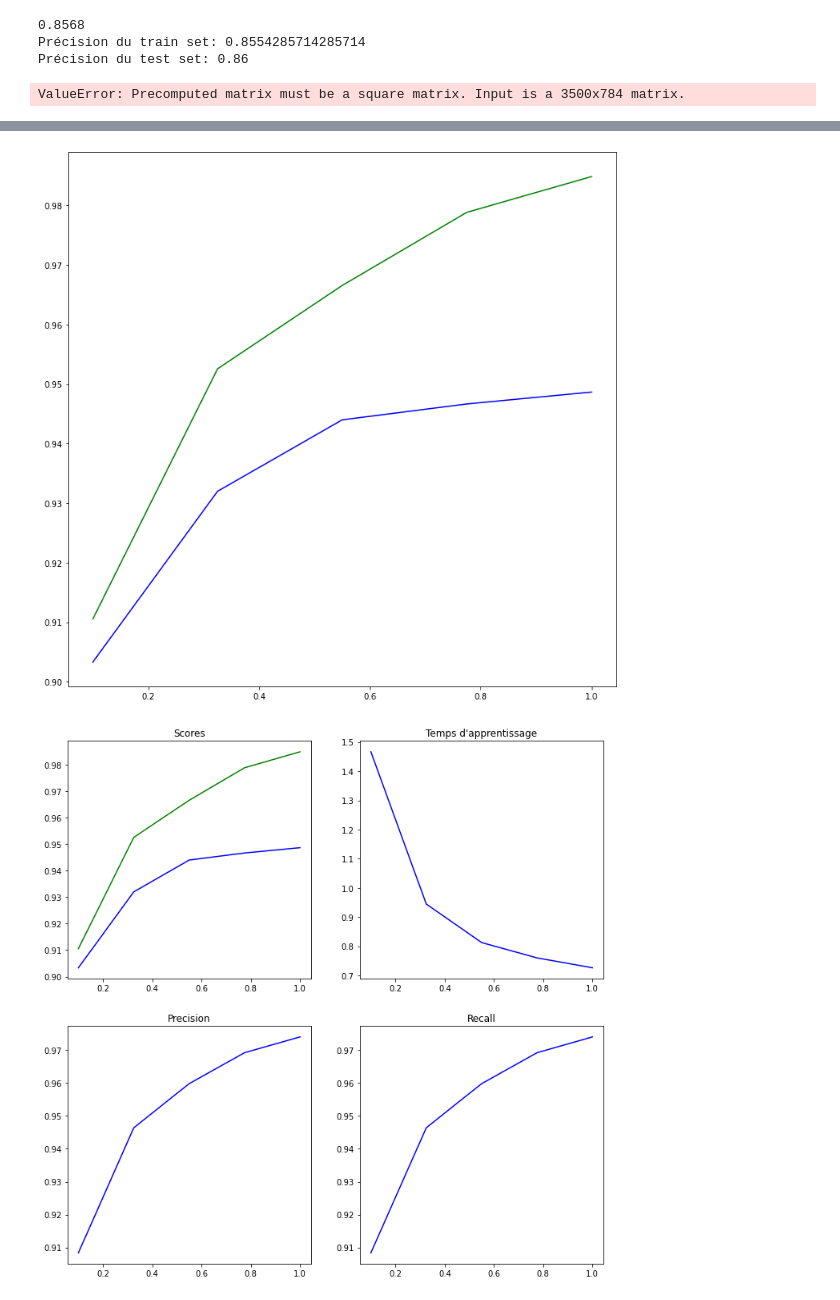
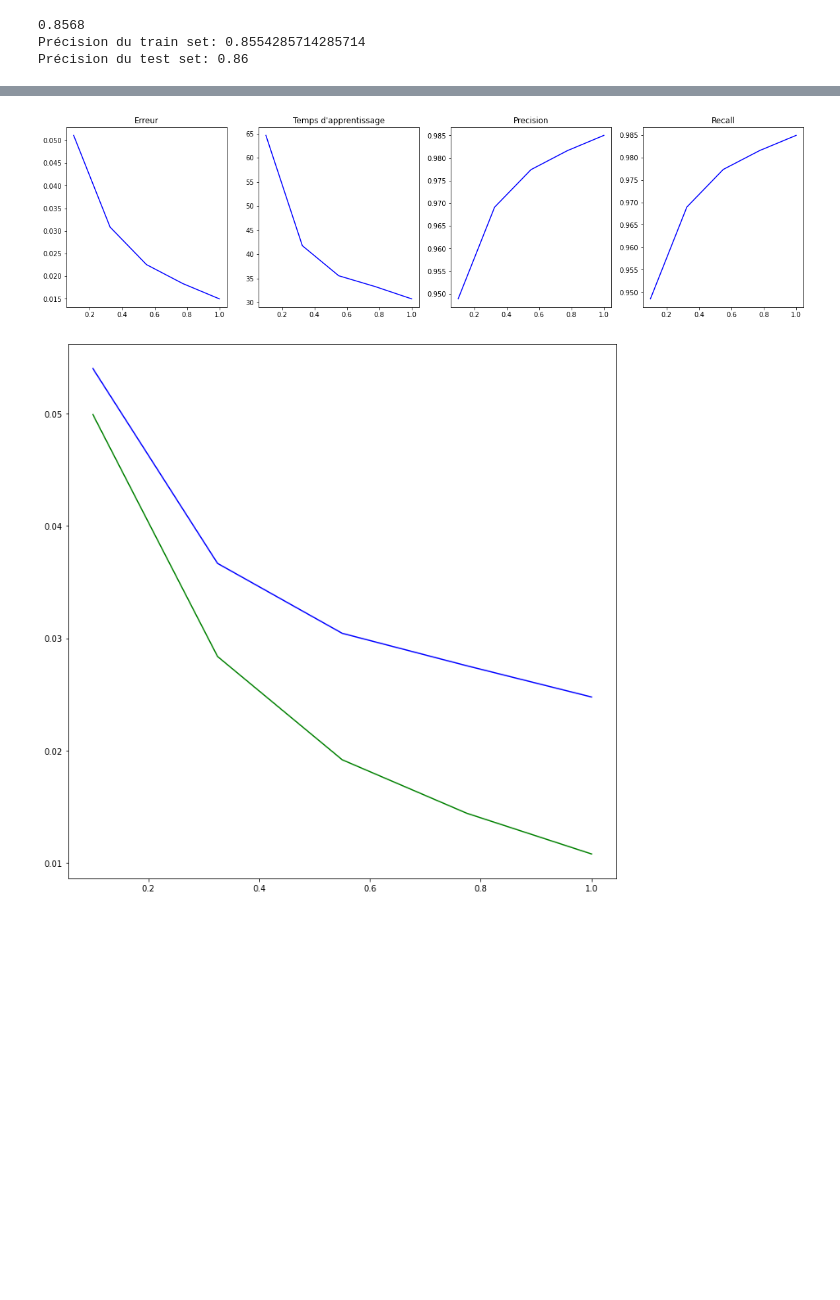
Before and after one commit to AurianeLRT/Apprentissag_Supervise, a Jupyter notebook: Apprentissage supervise.ipynb, the cells around one changed output, grey strips where cells are left out. Cells and saved outputs as stored; diff of their text form; code cells hidden in the pictures; blank space fills up the shorter version.

```diff
--- a/Apprentissage supervise.ipynb
+++ b/Apprentissage supervise.ipynb
@@ -357,5 +447,13 @@ SVC(kernel='linear')
 # %%
+# Précision sur les jeux d'entraînement et de test pour le noyau linear
 from sklearn.metrics import precision_score
+echantillon = np.random.randint(len(mnist.data),size=5000)
+data = mnist.data.values[echantillon]
+target = mnist.target[echantillon]
+xtrain,  xtest,  ytrain,  ytest  =  model_selection.train_test_split(data,  target, train_size=0.7)
+clsvm = svm.SVC(kernel='linear')
+start=time.time()
+clsvm.fit(xtrain,ytrain)
 print(precision_score(clsvm.predict(data),target,average='micro'))
 print("Précision du train set:",clsvm.score(xtrain,ytrain))
 print("Précision du test set:",clsvm.score(xtest,ytest))
@@ -393,23 +494,28 @@ print("Précision du test set:",clsvm.score(xtest,ytest))
 0.8568
 Précision du train set: 0.8554285714285714
 Précision du test set: 0.86
-# %%
-clsvm = svm.SVC(kernel='precomputed')
-clsvm.fit(xtrain,ytrain)
-print(precision_score(clsvm.predict(data),target,average='micro'))
-print("Précision du train set:",clsvm.score(xtrain,ytrain))
-print("Précision du test set:",clsvm.score(xtest,ytest))
-# %% [output]
-ValueError: Precomputed matrix must be a square matrix. Input is a 3500x784 matrix.
 # %%
 import matplotlib.pyplot as plt
 import time
 from sklearn.metrics import recall_score
+from sklearn.metrics import zero_one_loss
+from sklearn.metrics import precision_score
+#Récupération des résultats des différentes métriques pour tracer les graphes
 train_scores=[]
 test_scores=[]
 appr_time=[]
 recalls=[]
 precisions=[]
+erreurs=[]
+train_erreur=[]
+test_erreur=[]
+
+# On prend une taille d'échantillon de 30000 (à changer pour tests rapides)
+echantillon = np.random.randint(len(mnist.data),size=30000)
+data = mnist.data.values[echantillon]
+target = mnist.target[echantillon]
+xtrain,  xtest,  ytrain,  ytest  =  model_selection.train_test_split(data,  target, train_size=0.7)
+# On fait varier C de 0.1 à 1
 intervalle=np.linspace(0.1, 1, num=5)
 for c in intervalle:
     clsvm = svm.SVC(kernel='rbf',C=c)
@@ -417,33 +523,36 @@ for c in intervalle:
     clsvm.fit(xtrain,ytrain)
     end=time.time()
     appr_time.append(end-start)
+    predicted=clsvm.predict(data)
     print("Temps d'apprentissage: ",end-start)
-    precision=precision_score(target,clsvm.predict(data),average='micro')
+    precision=precision_score(target,predicted,average='micro')
     print("Precision score: ",precision)
     precisions.append(precision)
-    print("Précision du train set:",clsvm.score(xtrain,ytrain))
-    train_scores.append(clsvm.score(xtrain,ytrain))
-    print("Précision du test set:",clsvm.score(xtest,ytest))
-    test_scores.append(clsvm.score(xtest,ytest))
-    recall = recall_score(target,clsvm.predict(data),average='micro')
+    erreur=zero_one_loss(target,predicted)
+    erreurs.append(erreur)
+    print("Erreur :",erreur)
+    recall = recall_score(target,predicted,average='macro')
     recalls.append(recall)
     print("Recall: ", recall)
+    train_erreur.append(zero_one_loss(ytrain,clsvm.predict(xtrain)))
+    test_erreur.append(zero_one_loss(ytest,clsvm.predict(xtest)))
 
 
-plt.figure(figsize=(12,12))
-plt.plot(intervalle,train_scores,"green")
-plt.plot(intervalle,test_scores,"blue")
+# On trace les graphes des différentes métriques selon C
+plt.figure(figsize=(20,5))
+plt.subplot(141,title="Erreur")
+plt.plot(intervalle,erreurs,"blue")
+plt.subplot(142,title="Temps d'apprentissage")
+plt.plot(intervalle,appr_time,"blue")
+plt.subplot(143,title="Precision")
+plt.plot(intervalle,precisions,"blue")
+plt.subplot(144,title="Recall")
+plt.plot(intervalle,recalls,"blue")
 plt.show()
 
+# On trace les graphiques de l'erreur en fonction de C pour les jeux d'entrainement et de test
 plt.figure(figsize=(12,12))
-plt.subplot(221,title="Scores")
-plt.plot(intervalle,train_scores,"green")
-plt.plot(intervalle,test_scores,"blue")
-plt.subplot(222,title="Temps d'apprentissage")
-plt.plot(intervalle,appr_time,"blue")
-plt.subplot(223,title="Precision")
-plt.plot(intervalle,precisions,"blue")
-plt.subplot(224,title="Recall")
-plt.plot(intervalle,recalls,"blue")
+plt.plot(intervalle,train_erreur,"green")
+plt.plot(intervalle,test_erreur,"blue")
 plt.show()
 # %% [output]
@@ -467,2 +579,2 @@ Recall:  0.974
-[figure, old version]
+[figure, new version]
-[figure, old version]
+[figure, new version]
```
Also changed, not shown: parts of 9 cells of this notebook.
